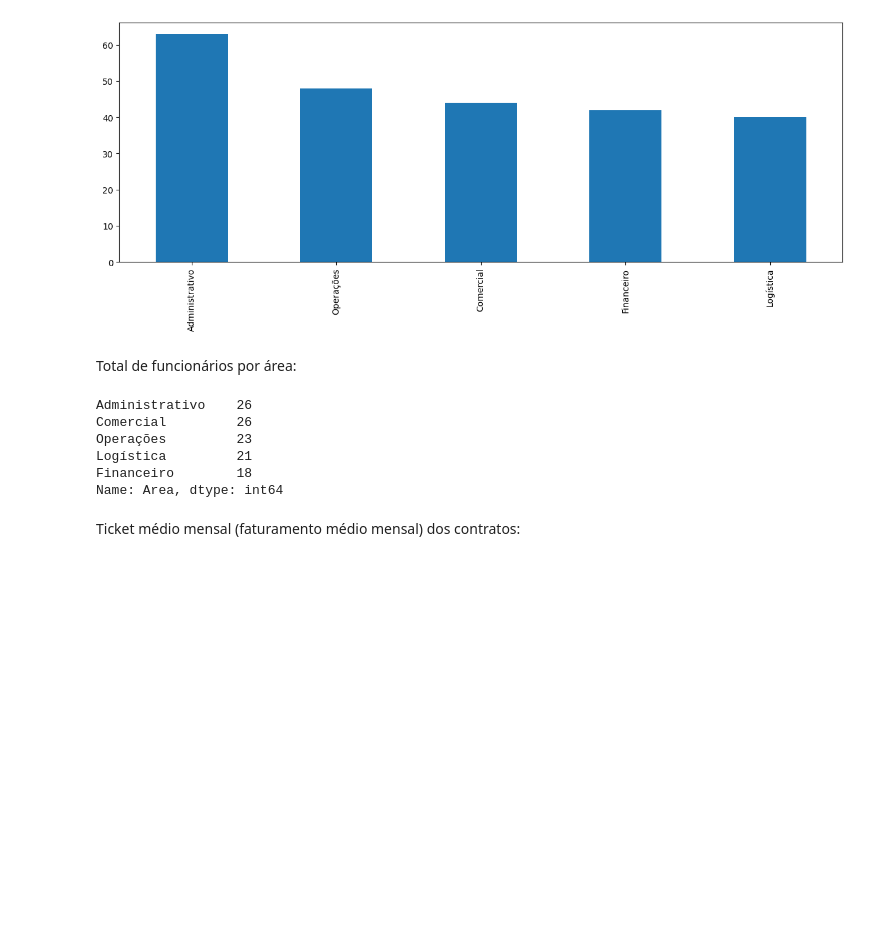
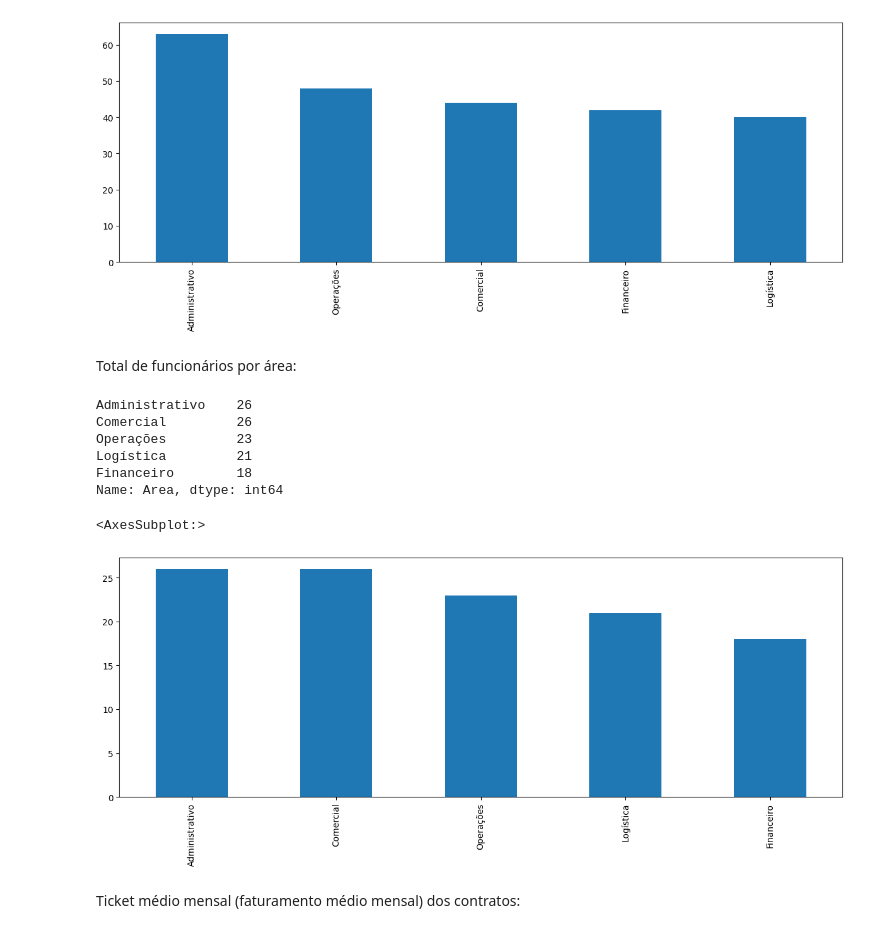
Before and after one commit to DiegoMonutti/python-impressionador, a Jupyter notebook: Mod 16 - Análise de Dados Pandas - Integração Python e Excel/Exercício Mini Projeto Análise de Dados.ipynb, the cells around one changed output. Drawn from its saved outputs; the diff is of its cells as text; code cells hidden in the pictures; blank space fills up the shorter version.

```diff
--- a/Mod 16 - Análise de Dados Pandas - Integração Python e Excel/Exercício Mini Projeto Análise de Dados.ipynb
+++ b/Mod 16 - Análise de Dados Pandas - Integração Python e Excel/Exercício Mini Projeto Análise de Dados.ipynb
@@ -190,15 +190,19 @@ Name: Area, dtype: int64
 [figure]
 # %% [markdown]
 Total de funcionários por área:
-# %%
-cadastro_funcionarios_df['Area'].value_counts()
-# %% [output]
-Administrativo    26
-Comercial         26
-Operações         23
-Logística         21
-Financeiro        18
-Name: Area, dtype: int64
+# %%
+funcionarios_area = cadastro_funcionarios_df['Area'].value_counts()
+print(funcionarios_area)
+funcionarios_area.plot(figsize=(15, 5), kind='bar')
+# %% [output]
+Administrativo    26
+Comercial         26
+Operações         23
+Logística         21
+Financeiro        18
+Name: Area, dtype: int64
+<AxesSubplot:>
+[figure, added]
 # %% [markdown]
 Ticket médio mensal (faturamento médio mensal) dos contratos:
 # %%
```
